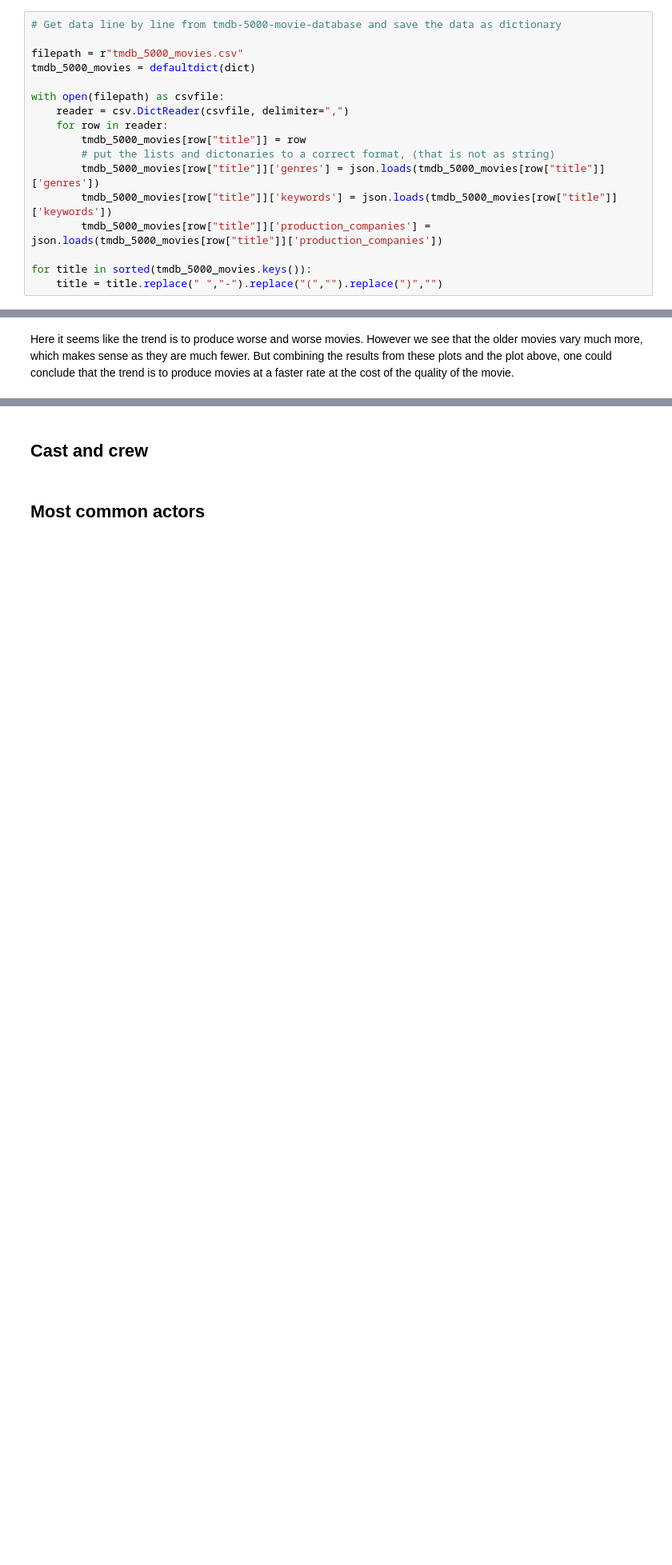
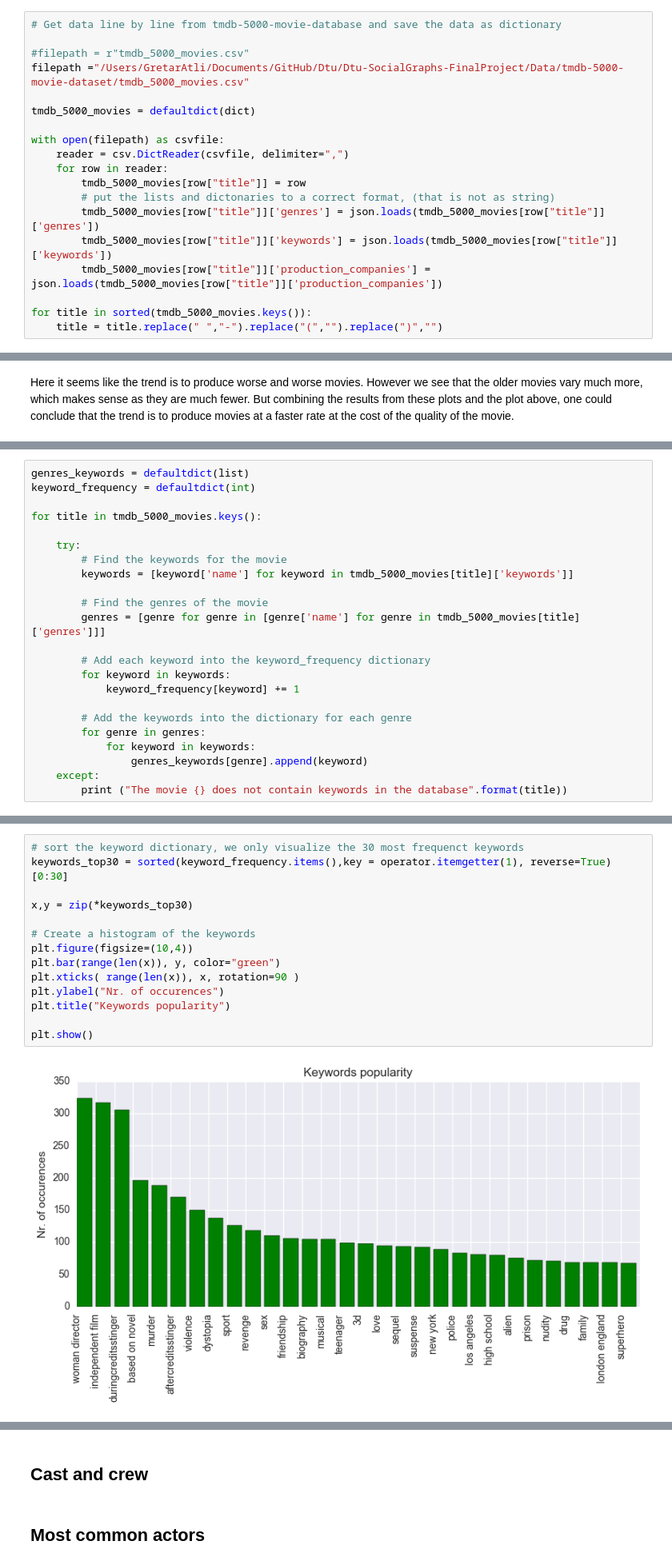
Before and after one commit to gretarg09/DTU__SocialGraphs-FinalProject, a Jupyter notebook: Notebooks/Basic Statistics.ipynb, the cells around one changed output, grey strips where cells are left out. Shown at 80% size. Drawn from its saved outputs; the diff is of its cells as text; blank space fills up the shorter version.

```diff
--- a/Notebooks/Basic Statistics.ipynb
+++ b/Notebooks/Basic Statistics.ipynb
@@ -97,7 +102,9 @@ for title in sorted(tmdb_5000_credits.keys()):
 # %%
 # Get data line by line from tmdb-5000-movie-database and save the data as dictionary
 
-filepath = r"tmdb_5000_movies.csv"
+#filepath = r"tmdb_5000_movies.csv"
+filepath ="/Users/GretarAtli/Documents/GitHub/Dtu/Dtu-SocialGraphs-FinalProject/Data/tmdb-5000-movie-dataset/tmdb_5000_movies.csv"
+
 tmdb_5000_movies = defaultdict(dict)
 
 with open(filepath) as csvfile:
@@ -876,0 +892,23 @@ Here it seems like the trend is to produce worse and worse movies. However we se
+# %%
+genres_keywords = defaultdict(list)
+keyword_frequency = defaultdict(int)
+
+for title in tmdb_5000_movies.keys():
+
+    try:
+        # Find the keywords for the movie
+        keywords = [keyword['name'] for keyword in tmdb_5000_movies[title]['keywords']]
+
+        # Find the genres of the movie
+        genres = [genre for genre in [genre['name'] for genre in tmdb_5000_movies[title]['genres']]]
+
+        # Add each keyword into the keyword_frequency dictionary
+        for keyword in keywords:
+            keyword_frequency[keyword] += 1
+
+        # Add the keywords into the dictionary for each genre
+        for genre in genres:
+            for keyword in keywords:
+                genres_keywords[genre].append(keyword)
+    except:
+        print ("The movie {} does not contain keywords in the database".format(title))
@@ -876,0 +917,16 @@ Here it seems like the trend is to produce worse and worse movies. However we se
+# %%
+# sort the keyword dictionary, we only visualize the 30 most frequenct keywords
+keywords_top30 = sorted(keyword_frequency.items(),key = operator.itemgetter(1), reverse=True)[0:30]
+
+x,y = zip(*keywords_top30)
+
+# Create a histogram of the keywords
+plt.figure(figsize=(10,4))
+plt.bar(range(len(x)), y, color="green")
+plt.xticks( range(len(x)), x, rotation=90 )
+plt.ylabel("Nr. of occurences")
+plt.title("Keywords popularity")
+
+plt.show()
+# %% [output]
+[figure, added]
```
Also changed, not shown: parts of 9 cells of this notebook, 1 other file.
